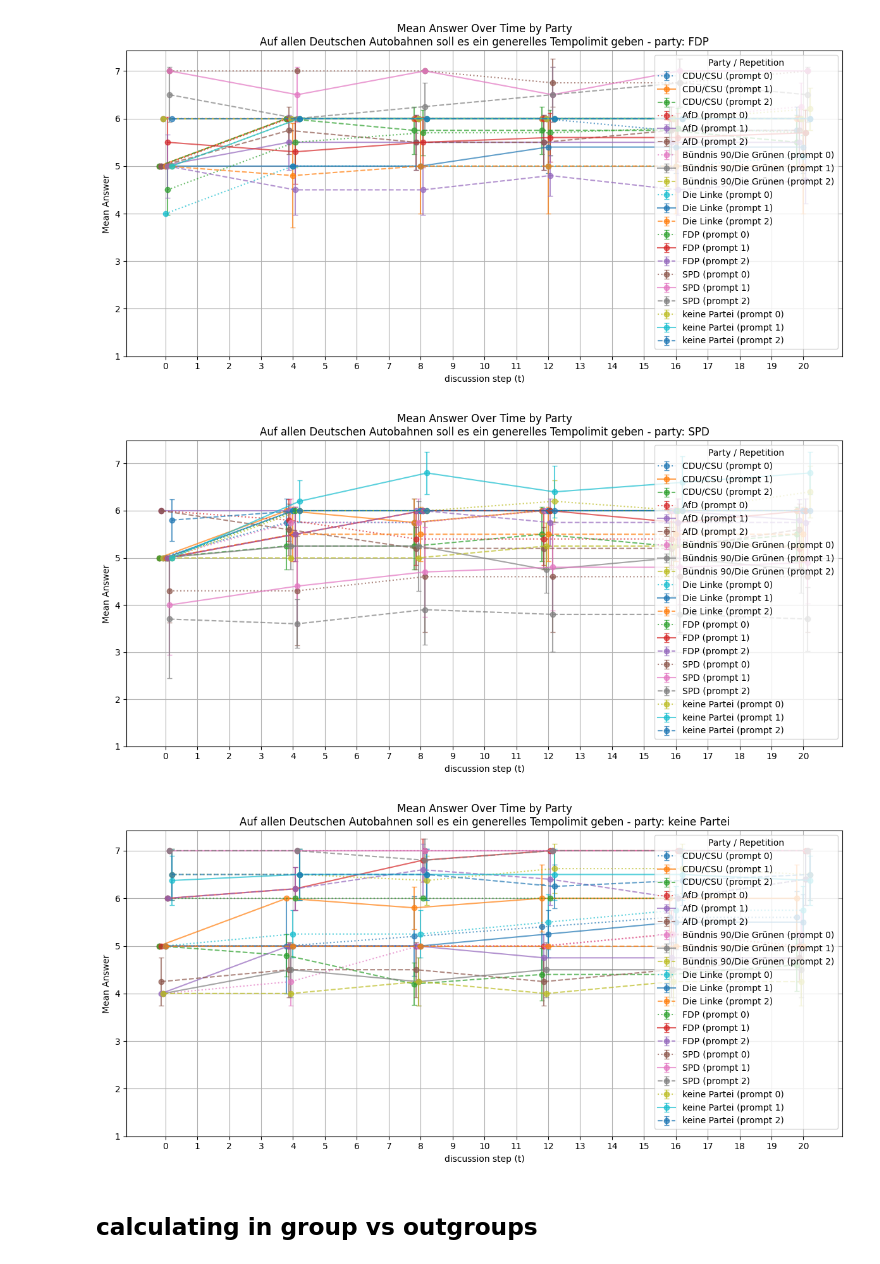
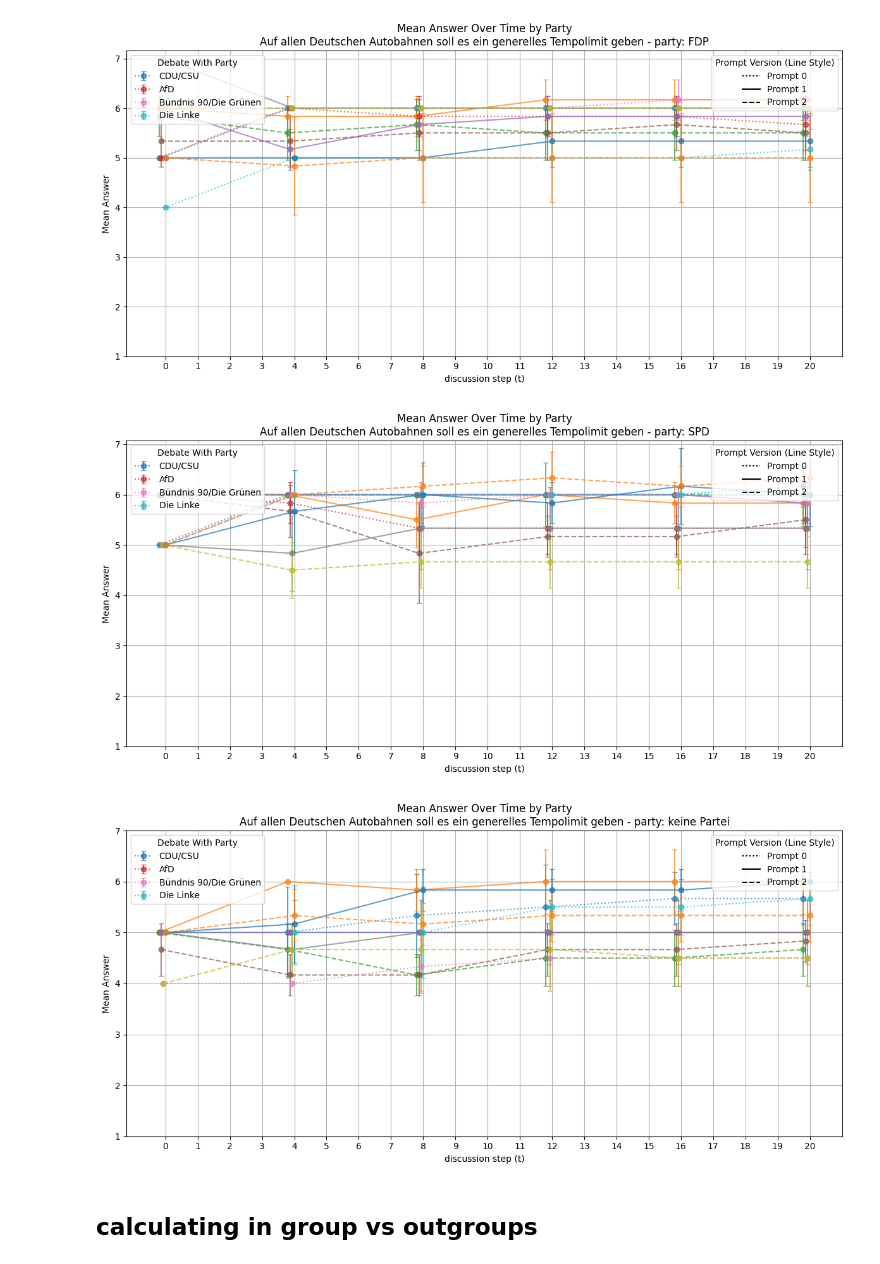
Before and after one commit to LawrenceFulton/SAUCE, a Jupyter notebook: analyze/lmm.ipynb, the cells around one changed output. Cells and saved outputs as stored; diff of their text form; code cells hidden in the pictures.

```diff
--- a/analyze/lmm.ipynb
+++ b/analyze/lmm.ipynb
@@ -8,7 +8,7 @@ import re
 PROMPT_VERSIONS = 3
 NUM_QUESTIONS = 1
 LLM_VERSION = "41-mini"  # Change this to the desired LLM name
-REPETITIONS = 5
+REPETITIONS = 6
 
 
 QUESTIONS = [
@@ -338,9 +339,17 @@ plot_df[plot_df["question_index"] == 0]  # Filter for question index 0
 
 q_i = 0
 
+parties = ['CDU/CSU', 'AfD', 'Bündnis 90/Die Grünen', 'Die Linke']
+
+
+
+linestyles = {0: ':', 1: '-', 2: '--'}
+prompt_labels = {0: 'Prompt 0', 1: 'Prompt 1', 2: 'Prompt 2'}
 
 for party in plot_df["party"].unique():
     plt.figure(figsize=(12, 6))
+    handles = []
+    labels = []
     for i, debate_with_party in enumerate(parties):
         for prompt_v in [0, 1, 2]:
             party_data = plot_df[
@@ -354,9 +363,10 @@ for party in plot_df["party"].unique():
             means = party_data.groupby("iteration")["answer"].mean()
             stds = party_data.groupby("iteration")["answer"].std()
             x = means.index + offsets[i]
-            linestyle = ":" if prompt_v == 0 else ("-" if prompt_v == 1 else "--")
-            label = f"{debate_with_party} (prompt {prompt_v})"
-            plt.errorbar(
+            linestyle = linestyles[prompt_v]
+            # Only add party label once
+            label = debate_with_party if prompt_v == 0 else None
+            h = plt.errorbar(
                 x,
                 means.values,
                 yerr=stds.values,
@@ -366,13 +376,26 @@ for party in plot_df["party"].unique():
                 alpha=0.7,
                 linestyle=linestyle,
             )
-    # Plot overall mean and std as a field (no offset)
+            if prompt_v == 0:
+                handles.append(h)
+                labels.append(debate_with_party)
+    # Add custom legend for linestyles (prompt versions)
+    from matplotlib.lines import Line2D
+    linestyle_handles = [
+        Line2D([0], [0], color='black', linestyle=ls, label=prompt_labels[v])
+        for v, ls in linestyles.items()
+    ]
+    # First legend: parties
+    leg1 = plt.legend(handles=handles, labels=labels, title="Debate With Party", loc='upper left')
+    plt.gca().add_artist(leg1)
+    # Second legend: prompt version (linestyle)
+    plt.legend(handles=linestyle_handles, title="Prompt Version (Line Style)", loc='upper right')
+
     plt.title(f"Mean Answer Over Time by Party\n{QUESTIONS[q_i]} - party: {party}")
     plt.xticks(range(0, 21))
     plt.yticks(range(1, 8))
     plt.xlabel("discussion step (t)")
     plt.ylabel("Mean Answer")
-    plt.legend(title="Party / Repetition")
     plt.grid()
     plt.tight_layout()
     plt.show()
@@ -384,6 +407,6 @@ for party in plot_df["party"].unique():
-[figure, old version]
+[figure, new version]
-[figure, old version]
+[figure, new version]
-[figure, old version]
+[figure, new version]
 # %% [markdown]
 ## calculating in group vs outgroups
 # %%
```
Also changed, not shown: parts of 12 cells of this notebook.
